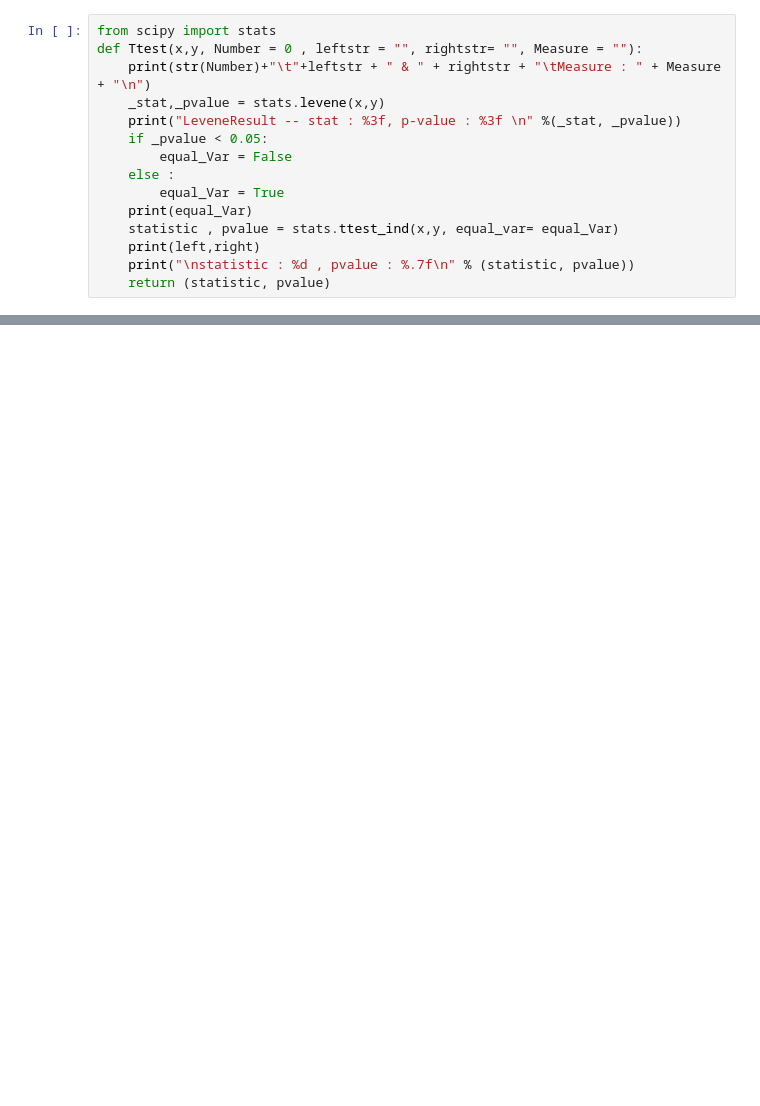
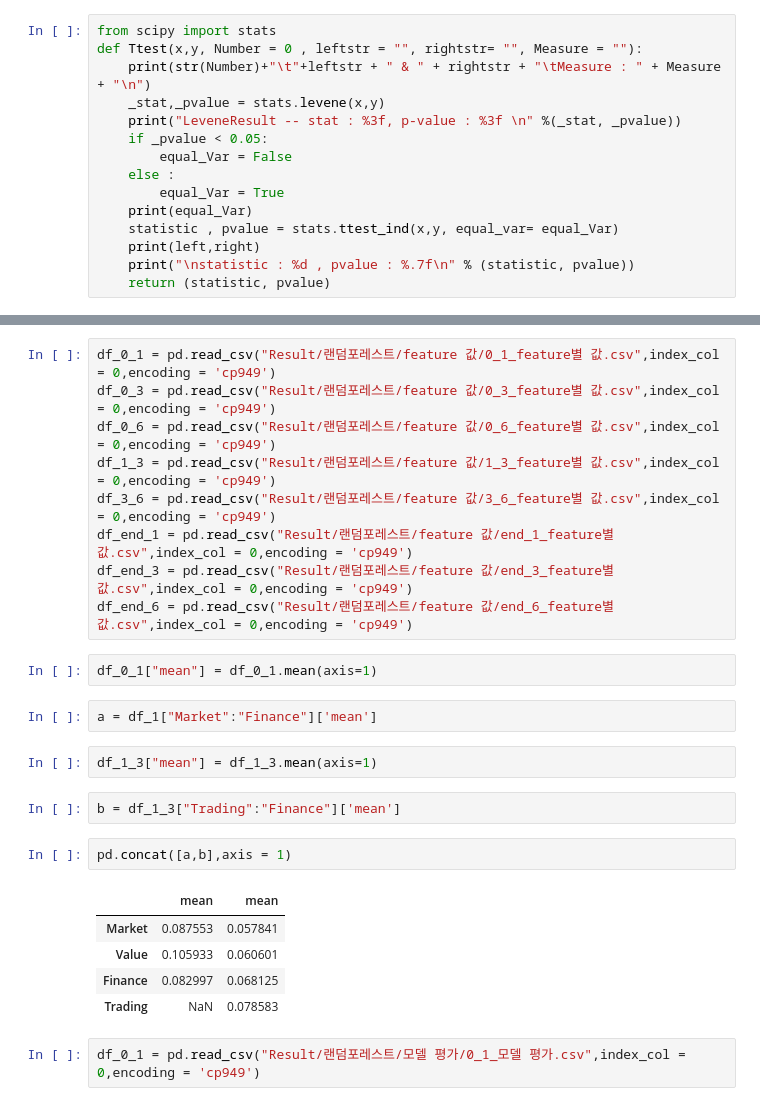
Before and after one commit to BigDataIPO/IPO, a Jupyter notebook: IPO/통계.ipynb, the cells around one changed output, grey strips where cells are left out. Drawn from its saved outputs; the diff is of its cells as text; blank space fills up the shorter version.

```diff
--- a/IPO/통계.ipynb
+++ b/IPO/통계.ipynb
@@ -266,0 +221,27 @@ def Ttest(x,y, Number = 0 , leftstr = "", rightstr= "", Measure = ""):
+# %%
+df_0_1 = pd.read_csv("Result/랜덤포레스트/feature 값/0_1_feature별 값.csv",index_col = 0,encoding = 'cp949')
+df_0_3 = pd.read_csv("Result/랜덤포레스트/feature 값/0_3_feature별 값.csv",index_col = 0,encoding = 'cp949')
+df_0_6 = pd.read_csv("Result/랜덤포레스트/feature 값/0_6_feature별 값.csv",index_col = 0,encoding = 'cp949')
+df_1_3 = pd.read_csv("Result/랜덤포레스트/feature 값/1_3_feature별 값.csv",index_col = 0,encoding = 'cp949')
+df_3_6 = pd.read_csv("Result/랜덤포레스트/feature 값/3_6_feature별 값.csv",index_col = 0,encoding = 'cp949')
+df_end_1 = pd.read_csv("Result/랜덤포레스트/feature 값/end_1_feature별 값.csv",index_col = 0,encoding = 'cp949')
+df_end_3 = pd.read_csv("Result/랜덤포레스트/feature 값/end_3_feature별 값.csv",index_col = 0,encoding = 'cp949')
+df_end_6 = pd.read_csv("Result/랜덤포레스트/feature 값/end_6_feature별 값.csv",index_col = 0,encoding = 'cp949')
+# %%
+df_0_1["mean"] = df_0_1.mean(axis=1)
+# %%
+a = df_1["Market":"Finance"]['mean']
+# %%
+df_1_3["mean"] = df_1_3.mean(axis=1)
+# %%
+b = df_1_3["Trading":"Finance"]['mean']
+# %%
+pd.concat([a,b],axis = 1)
+# %% [output]
+|  | mean | mean |
+| Market | 0.087553 | 0.057841 |
+| Value | 0.105933 | 0.060601 |
+| Finance | 0.082997 | 0.068125 |
+| Trading | NaN | 0.078583 |
+# %%
+df_0_1 = pd.read_csv("Result/랜덤포레스트/모델 평가/0_1_모델 평가.csv",index_col = 0,encoding = 'cp949')
```
Also changed, not shown: parts of 45 cells of this notebook, 50 other files.
